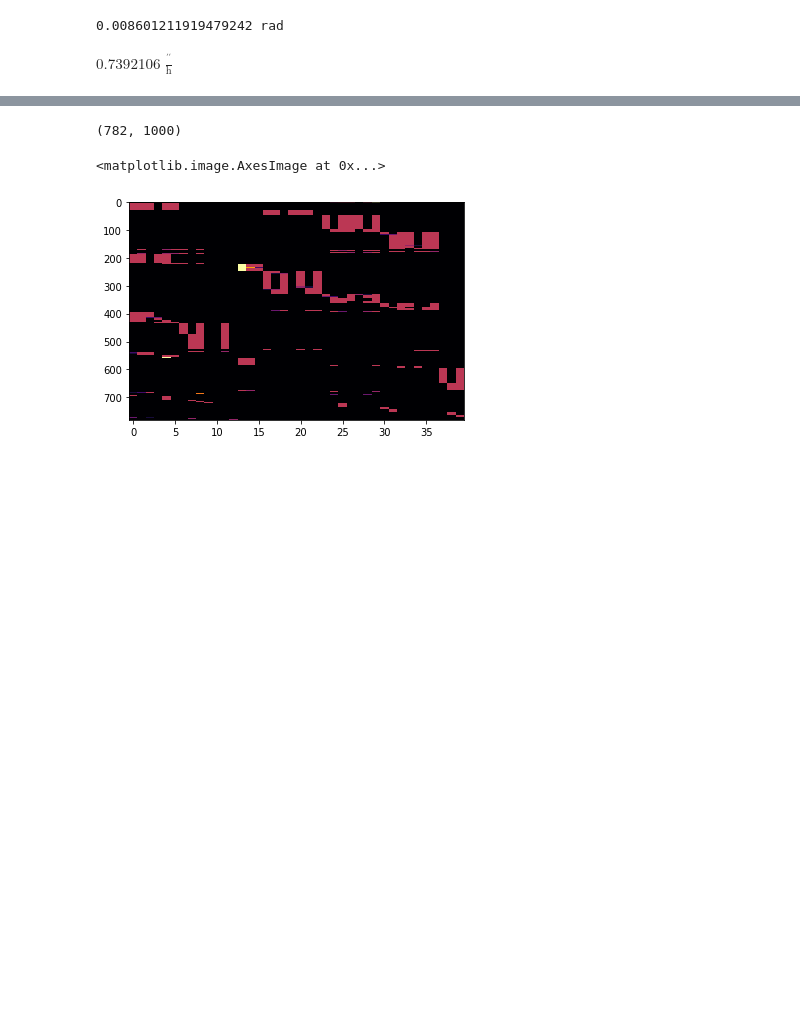
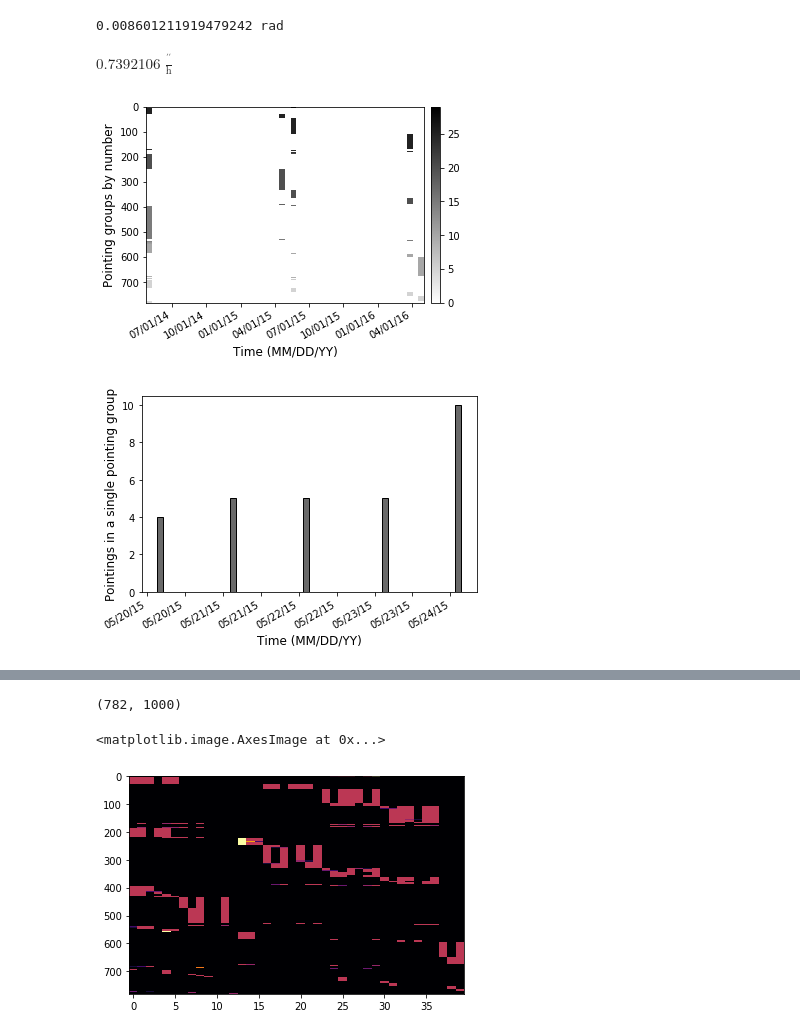
Before and after one commit to smotherh/KBMOD_paper2_data_preperation, a Jupyter notebook: pointing_metadata/NEO_Fields.ipynb, the cells around one changed output, grey strips where cells are left out. Saved outputs shown, nothing was run; the diff lists cells and outputs as text; code cells hidden in the pictures; blank space fills up the shorter version.

```diff
--- a/pointing_metadata/NEO_Fields.ipynb
+++ b/pointing_metadata/NEO_Fields.ipynb
@@ -79,7 +79,7 @@ for pointing in Pointing_Groups:
 # We define "Bad Groups" as groups where the maximum separation between image centers is greater than 25 arcsec
 
 Bad_Group_Index = []
-Arcsec_Tol = 25 # Tolerance defining a bad group in arcseconds
+Arcsec_Tol = 50 # Tolerance defining a bad group in arcseconds
 for i in range(len(Pointing_Groups)):
     RAResidual = Pointing_Groups[i]["ra"].values-np.mean(Pointing_Groups[i]["ra"].values)
     RAResidual*=3600
@@ -194,21 +194,64 @@ findMinVel(1*u.day,max_distance=100*u.AU)
 0.008601211919479242 rad
 $0.7392106 \; \mathrm{\frac{{}^{\prime\prime}}{h}}$
 # %%
+import matplotlib.dates as mdates
+import datetime as dt
 from dateutil.parser import parse
 
 times=[[]]*len(Pointing_Groups)
 for i,pointing in enumerate(Pointing_Groups):
     times[i]=np.array([0.]*len(Pointing_Groups[i]['date_obs']))
     for j in range(len(Pointing_Groups[i]['date_obs'])):
         foo = parse(Pointing_Groups[i]['date_obs'][j])
         times[i][j]= foo.timestamp()
 
 times=np.array(times)
 
 hist_times = [[]]*len(times)
 min_time=np.min(np.concatenate(times))
 max_time=np.max(np.concatenate(times))
 
 for i,time in enumerate(times):
-    hist_times[i],bin_edges = np.histogram(time,range=[min_time,max_time],bins=10)
+    hist_times[i],bin_edges = np.histogram(time,range=[min_time,max_time],bins=50)
 hist_times = np.array(hist_times)
+
+x0=dt.datetime.fromtimestamp(bin_edges[0])
+x1=dt.datetime.fromtimestamp(bin_edges[-1])
+x_lims = mdates.date2num([x0,x1])
+
+fig,ax1 = plt.subplots()
+
+#cut_hist_times = [[]]*len(times)
+#hist_times[hist_times==0]=-9999
+im=ax1.imshow(hist_times,aspect='auto',extent=(x_lims[0],x_lims[1],len(hist_times),0),cmap='binary')
+fig.colorbar(im,ax=ax1,pad=0.02)
+
+
+ax1.xaxis_date()
+
+date_format = mdates.DateFormatter('%D')
+
+ax1.xaxis.set_major_formatter(date_format)
+fig.autofmt_xdate()
+
+ax1.set_xlabel('Time (MM/DD/YY)',fontsize=12)
+ax1.set_ylabel('Pointing groups by number',fontsize=12)
+plt.savefig('total_time_data.pdf')
+
+fig,ax2 = plt.subplots()
+
+pg2_times = np.array([mdates.date2num(parse(x)) for x in Pointing_Groups[0]['date_obs']])
+
+ax2.hist(pg2_times,bins=50,color='dimgrey',edgecolor='k')
+
+ax2.xaxis_date()
+ax2.xaxis.set_major_locator(mdates.AutoDateLocator())
+ax2.xaxis.set_major_formatter(mdates.DateFormatter('%D'))
+ax2.set_xlabel('Time (MM/DD/YY)',fontsize=12)
+ax2.set_ylabel('Pointings in a single pointing group',fontsize=12)
+fig.autofmt_xdate()
+plt.savefig('example_time_data.pdf')
+plt.show()
+# %% [output]
+[figure, added]
+[figure, added]
```
Also changed, not shown: parts of 7 cells of this notebook.
